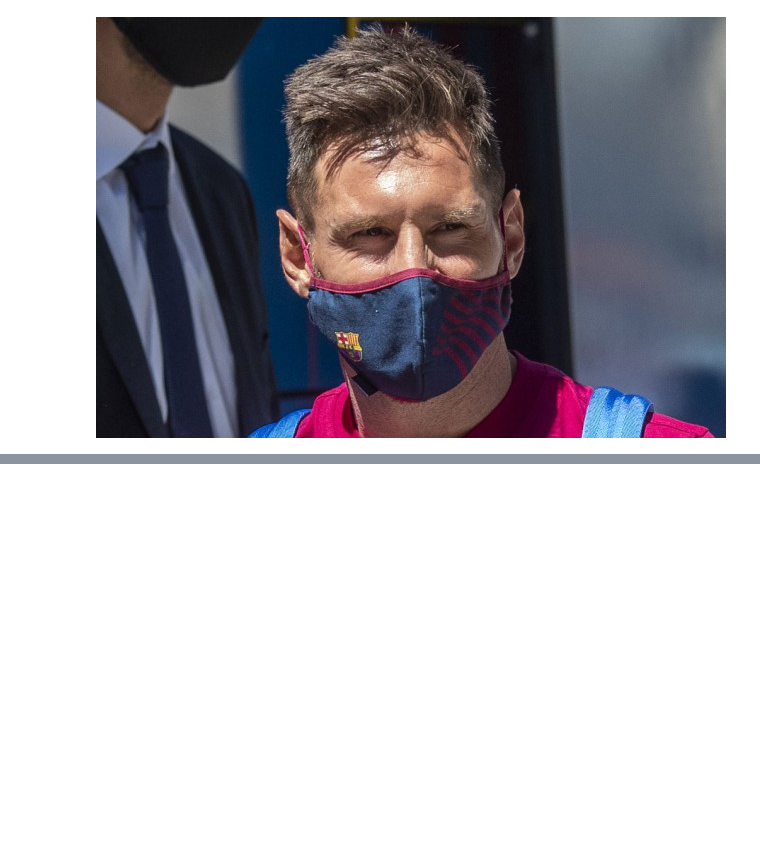
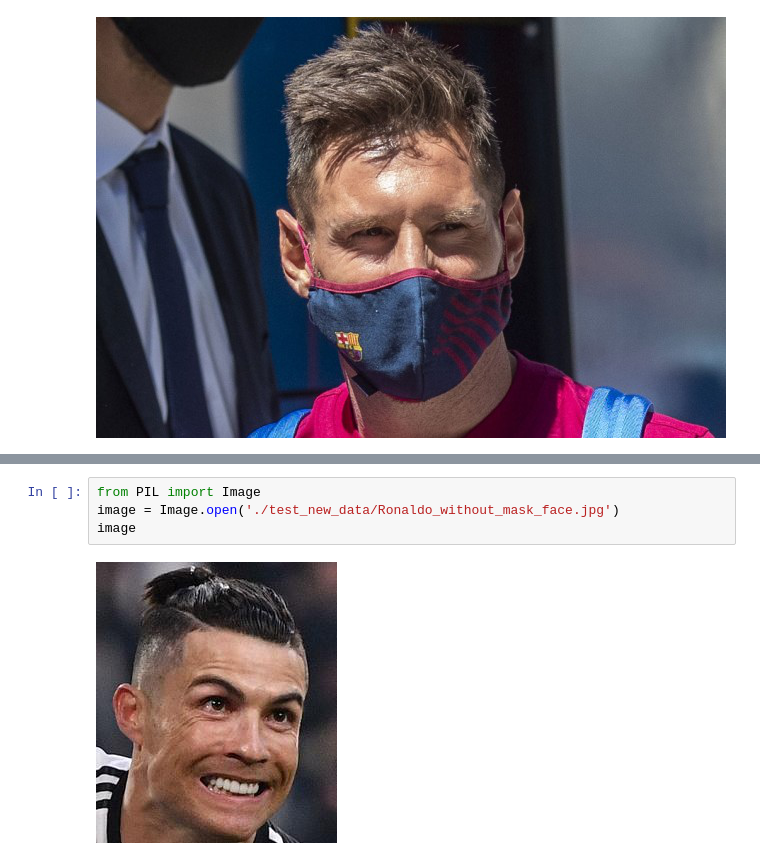
Before and after one commit to matszewczyk/projekt-eiasr, a Jupyter notebook: FaceMask_Prototype.ipynb, the cells around one changed output, grey strips where cells are left out. Drawn from its saved outputs; the diff is of its cells as text; blank space fills up the shorter version.

```diff
--- a/FaceMask_Prototype.ipynb
+++ b/FaceMask_Prototype.ipynb
@@ -324,0 +327,6 @@ tensor(1)
+# %%
+from PIL import Image
+image = Image.open('./test_new_data/Ronaldo_without_mask_face.jpg')
+image
+# %% [output]
+[figure, added]
```
Also changed, not shown: parts of 17 cells of this notebook, 12 other files.
